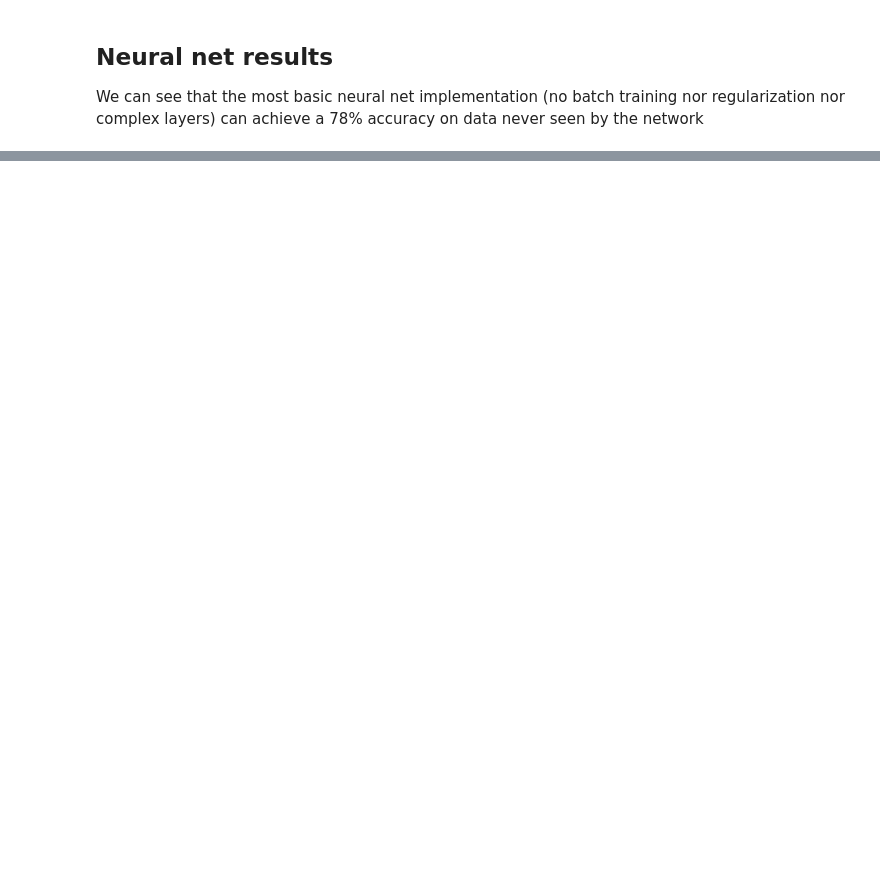
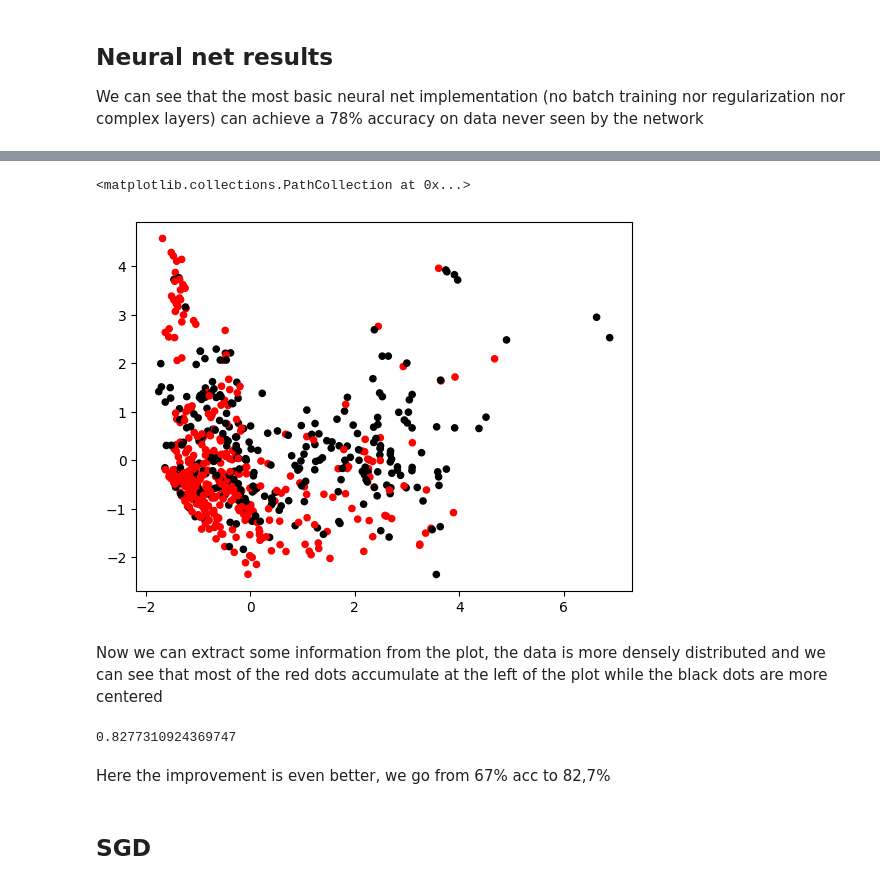
Before and after one commit to jbrenesAI/titanic, a Jupyter notebook: titanic.ipynb, the cells around one changed output, grey strips where cells are left out. Cells and saved outputs as stored; diff of their text form; code cells hidden in the pictures; blank space fills up the shorter version.

```diff
--- a/titanic.ipynb
+++ b/titanic.ipynb
@@ -328,0 +332,7 @@ We have seen the result for practically the raw data. It is common in machine le
+# %%
+to_scale_features = ['Age', 'Fare', 'Cabin', 'Ticket']
+# %%
+scaler = StandardScaler()
+# %%
+train_df_X[to_scale_features] = scaler.fit_transform(train_df_X[to_scale_features])
+test_df_X[to_scale_features] = scaler.fit_transform(test_df_X[to_scale_features])
@@ -328,0 +384,18 @@ We have seen the result for practically the raw data. It is common in machine le
+# %%
+pca = PCA(n_components=2)
+reduced_X = pd.DataFrame(pca.fit_transform(train_df_X), columns=["comp1", "comp2"])
+
+colors = np.where(train_df_Y > 0, 'k', 'r')
+plt.scatter(reduced_X['comp1'], reduced_X['comp2'], s=20, c=colors)
+# %% [output]
+<matplotlib.collections.PathCollection at 0x...>
+[figure, added]
+# %% [markdown]
+Now we can extract some information from the plot, the data is more densely distributed and we can see that most of the red dots accumulate at the left of the plot while the black dots are more centered
+# %%
+svm = SVC()
+svm_fit = svm.fit(train_df_X, train_df_Y)
+svm_score = svm_fit.score(train_df_X, train_df_Y)
+svm_score
+# %% [output]
+0.8277310924369747
@@ -328,0 +404,4 @@ We have seen the result for practically the raw data. It is common in machine le
+# %% [markdown]
+Here the improvement is even better, we go from 67% acc to 82,7%
+# %% [markdown]
+## SGD
```
Also changed, not shown: parts of 37 cells of this notebook, 6 other files.
